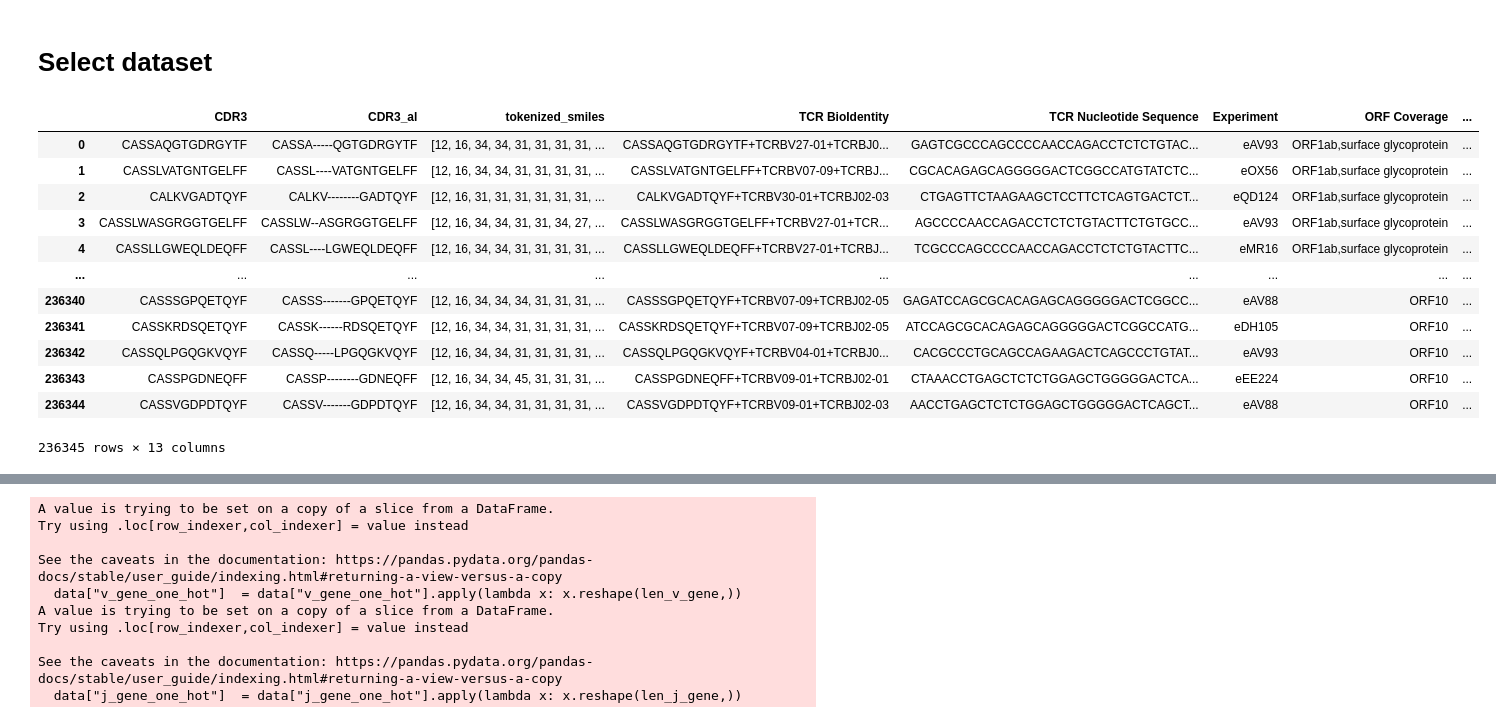
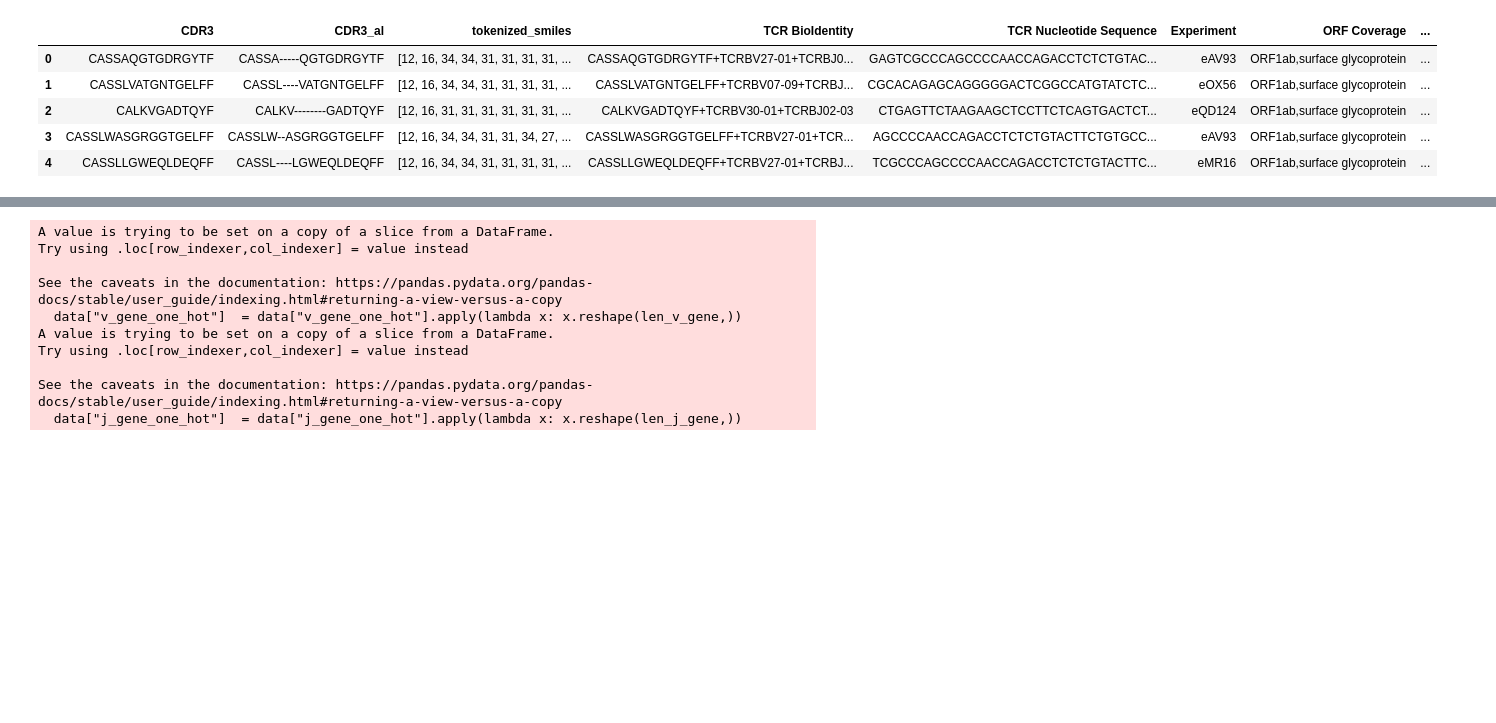
Before and after one commit to yanismiraoui/M4R-Project-Notebooks, a Jupyter notebook: 11_VAE_vampire_latent.ipynb, the cells around one changed output, grey strips where cells are left out. Drawn from its saved outputs; the diff is of its cells as text; code cells hidden in the pictures; blank space fills up the shorter version.

```diff
--- a/11_VAE_vampire_latent.ipynb
+++ b/11_VAE_vampire_latent.ipynb
@@ -33,21 +41,13 @@ disable_eager_execution()
-# %% [markdown]
-# Select dataset
 # %%
+# Load dataset
 df = pd.read_csv('peptide-detail-ci_filtered_aligned_merged.csv')
 df["Amino Acids 1"] = df["Amino Acids"].apply(lambda x: x.split(",")[0])
-df
+df.head(5)
 # %% [output]
 |  | CDR3 | CDR3_al | tokenized_smiles | TCR BioIdentity | TCR Nucleotide Sequence | Experiment | ORF Coverage | ... |
 | 0 | CASSAQGTGDRGYTF | CASSA-----QGTGDRGYTF | [12, 16, 34, 34, 31, 31, 31, 31, ... | CASSAQGTGDRGYTF+TCRBV27-01+TCRBJ0... | GAGTCGCCCAGCCCCAACCAGACCTCTCTGTAC... | eAV93 | ORF1ab,surface glycoprotein | ... |
 | 1 | CASSLVATGNTGELFF | CASSL----VATGNTGELFF | [12, 16, 34, 34, 31, 31, 31, 31, ... | CASSLVATGNTGELFF+TCRBV07-09+TCRBJ... | CGCACAGAGCAGGGGGACTCGGCCATGTATCTC... | eOX56 | ORF1ab,surface glycoprotein | ... |
 | 2 | CALKVGADTQYF | CALKV--------GADTQYF | [12, 16, 31, 31, 31, 31, 31, 31, ... | CALKVGADTQYF+TCRBV30-01+TCRBJ02-03 | CTGAGTTCTAAGAAGCTCCTTCTCAGTGACTCT... | eQD124 | ORF1ab,surface glycoprotein | ... |
 | 3 | CASSLWASGRGGTGELFF | CASSLW--ASGRGGTGELFF | [12, 16, 34, 34, 31, 31, 34, 27, ... | CASSLWASGRGGTGELFF+TCRBV27-01+TCR... | AGCCCCAACCAGACCTCTCTGTACTTCTGTGCC... | eAV93 | ORF1ab,surface glycoprotein | ... |
 | 4 | CASSLLGWEQLDEQFF | CASSL----LGWEQLDEQFF | [12, 16, 34, 34, 31, 31, 31, 31, ... | CASSLLGWEQLDEQFF+TCRBV27-01+TCRBJ... | TCGCCCAGCCCCAACCAGACCTCTCTGTACTTC... | eMR16 | ORF1ab,surface glycoprotein | ... |
-| ... | ... | ... | ... | ... | ... | ... | ... | ... |
-| 236340 | CASSSGPQETQYF | CASSS-------GPQETQYF | [12, 16, 34, 34, 34, 31, 31, 31, ... | CASSSGPQETQYF+TCRBV07-09+TCRBJ02-05 | GAGATCCAGCGCACAGAGCAGGGGGACTCGGCC... | eAV88 | ORF10 | ... |
-| 236341 | CASSKRDSQETQYF | CASSK------RDSQETQYF | [12, 16, 34, 34, 31, 31, 31, 31, ... | CASSKRDSQETQYF+TCRBV07-09+TCRBJ02-05 | ATCCAGCGCACAGAGCAGGGGGACTCGGCCATG... | eDH105 | ORF10 | ... |
-| 236342 | CASSQLPGQGKVQYF | CASSQ-----LPGQGKVQYF | [12, 16, 34, 34, 31, 31, 31, 31, ... | CASSQLPGQGKVQYF+TCRBV04-01+TCRBJ0... | CACGCCCTGCAGCCAGAAGACTCAGCCCTGTAT... | eAV93 | ORF10 | ... |
-| 236343 | CASSPGDNEQFF | CASSP--------GDNEQFF | [12, 16, 34, 34, 45, 31, 31, 31, ... | CASSPGDNEQFF+TCRBV09-01+TCRBJ02-01 | CTAAACCTGAGCTCTCTGGAGCTGGGGGACTCA... | eEE224 | ORF10 | ... |
-| 236344 | CASSVGDPDTQYF | CASSV-------GDPDTQYF | [12, 16, 34, 34, 31, 31, 31, 31, ... | CASSVGDPDTQYF+TCRBV09-01+TCRBJ02-03 | AACCTGAGCTCTCTGGAGCTGGGGGACTCAGCT... | eAV88 | ORF10 | ... |
-236345 rows × 13 columns
 # %%
```
Also changed, not shown: parts of 32 cells of this notebook, 14 other files.
